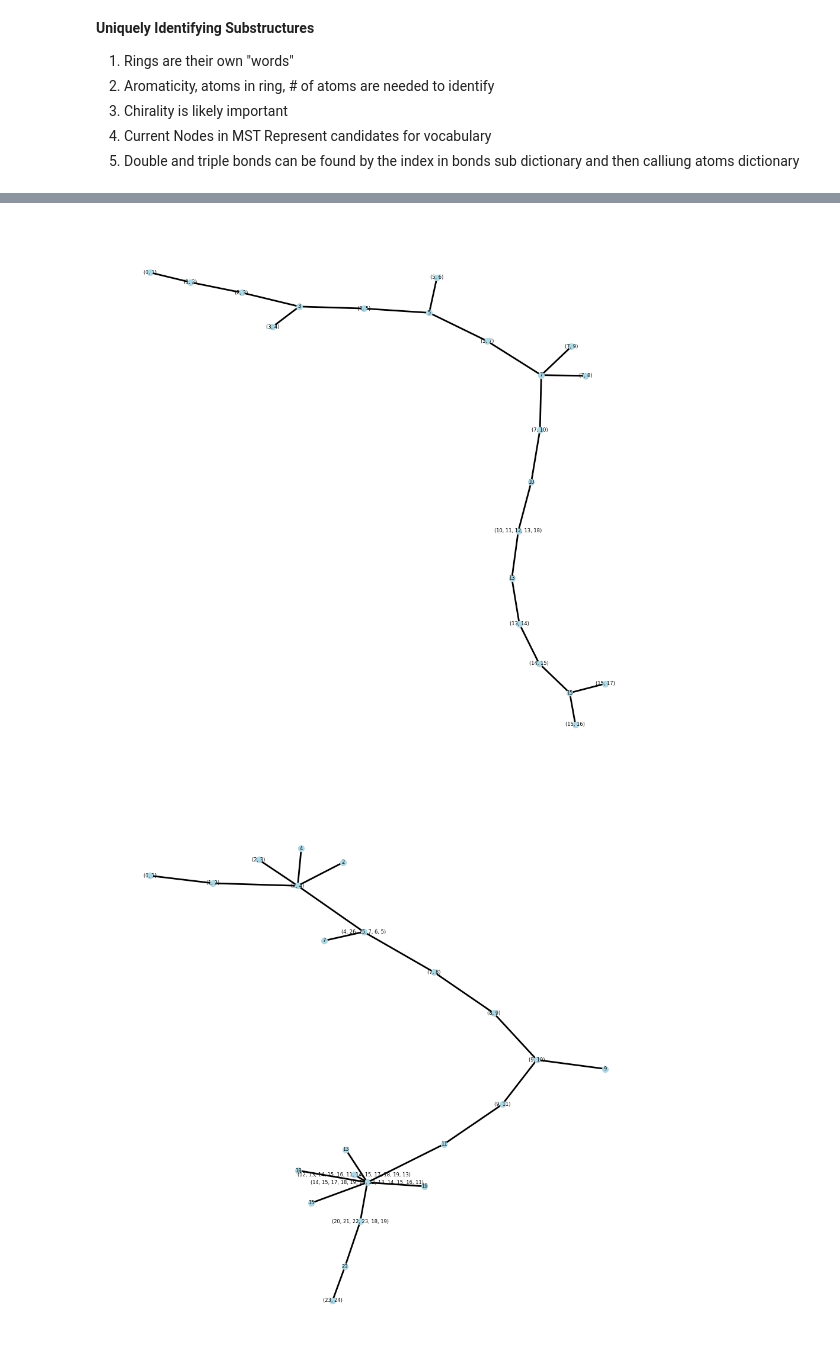
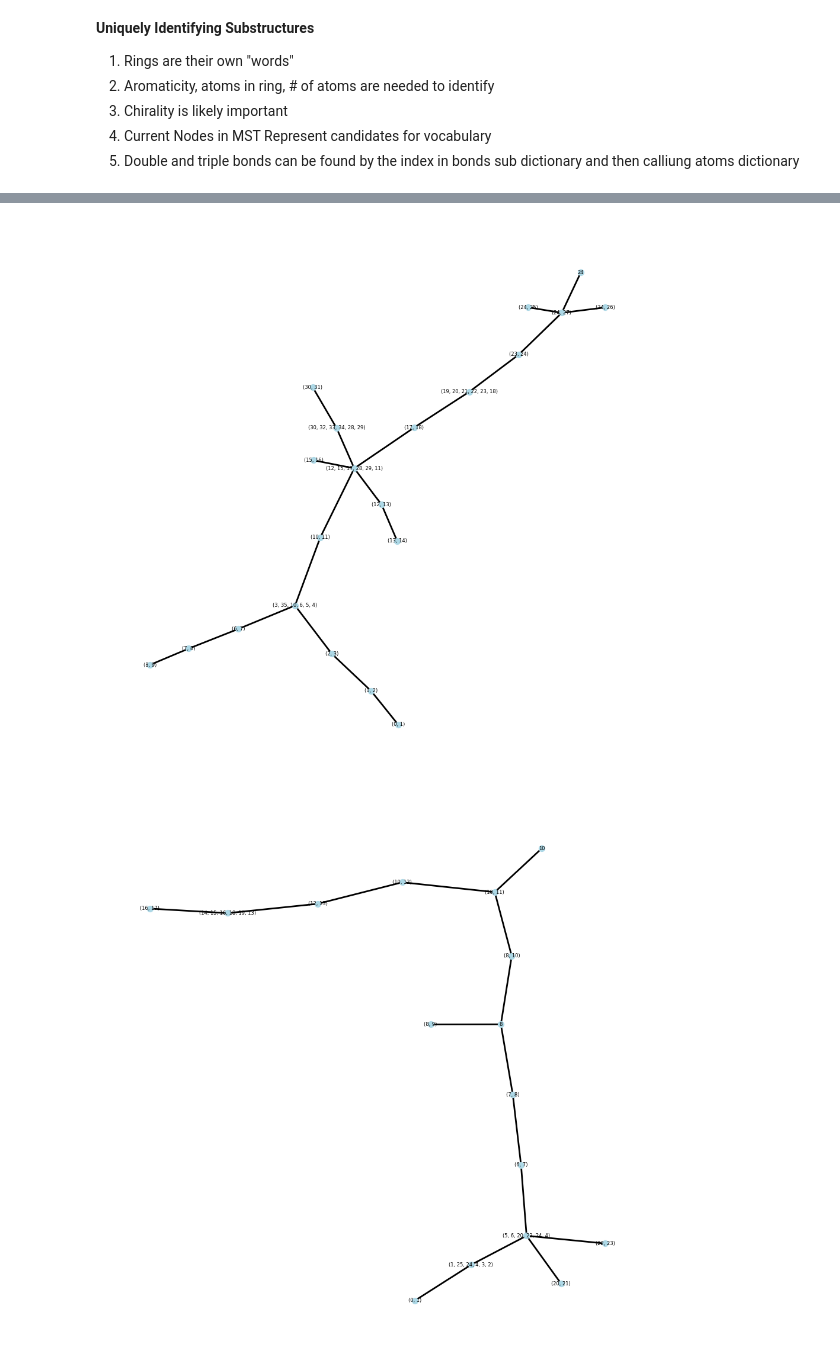
Before and after one commit to alexjimenez99/Junction-Tree-Chem, a Jupyter notebook: Junction Tree Variational Autoencoder.ipynb, the cells around one changed output, grey strips where cells are left out. Cells and saved outputs as stored; diff of their text form; code cells hidden in the pictures.

```diff
--- a/Junction Tree Variational Autoencoder.ipynb
+++ b/Junction Tree Variational Autoencoder.ipynb
@@ -90,9 +89,9 @@ zinc_data['smiles'] = adjusted_smiles
 # %%
 def metadata_smiles(bonds, mol, smile, atoms_dict):
   # Identify aromatic rings and bond types
+
   atoms             = mol.GetAtoms()
   bonds             = mol.GetBonds()
-
   aromatic_atoms    = [atom.GetIdx() for atom in atoms if atom.GetIsAromatic()]
   double_bonds      = [bond.GetIdx() for bond in bonds if bond.GetBondType() == Chem.rdchem.BondType.DOUBLE]
   triple_bonds      = [bond.GetIdx() for bond in bonds if bond.GetBondType() == Chem.rdchem.BondType.TRIPLE]
@@ -109,7 +108,16 @@ def metadata_smiles(bonds, mol, smile, atoms_dict):
     triple_bond_atoms = tuple(sorted((bond_object.GetBeginAtomIdx(), bond_object.GetEndAtomIdx())))
     triple_list.append(triple_bond_atoms)
 
+  # Remove triple and double bonds from list
+  # bonds             = [bond for bond in bonds if bond.GetBondType() != Chem.rdchem.BondType.DOUBLE
+  #                     and bond.GetBondType() != Chem.rdchem.BondType.TRIPLE]
 
+  tertiary_atoms    = [atom.GetIdx() for atom in atoms if atom.GetDegree() == 3
+                       and atom.GetChiralTag() == Chem.rdchem.ChiralType.CHI_UNSPECIFIED
+                       and not atom.IsInRing()]
+  quaternary_atoms  = [atom.GetIdx() for atom in atoms if atom.GetDegree() == 4
+                       and atom.GetChiralTag() == Chem.rdchem.ChiralType.CHI_UNSPECIFIED
+                       and not atom.IsInRing()]
   bonded_atoms      = [(bond.GetBeginAtomIdx(), bond.GetEndAtomIdx()) for bond in bonds]
   # Identify functional groups (as an example, using alcohols)
   # alcohol_groups = mol.GetSubstructMatches(Chem.MolFromSmarts('CO'))
@@ -125,6 +133,8 @@ def metadata_smiles(bonds, mol, smile, atoms_dict):
       "Double_Bonds":   double_list,
       "Triple_Bonds":   triple_list,
       "Chiral_Centers": chiral_centers,
+      'Tertiary': tertiary_atoms,
+      'Quaternary': quaternary_atoms
   }
 
 
@@ -528,33 +603,33 @@ Edges: [((0, 1), 1, {'weight': 1}), ((0, 1), (1, 2), {'weight': 1}), ((0, 1), (1
 # %%
 def plot_junction_tree(junction_tree, random_var = False, n_trees = 10, start_index = 0):
   # Draw the graph
   def plot(tree):
       plt.figure(figsize=(12, 12))  # Set the size of the plot
       pos = nx.spring_layout(tree)  # Positions for all nodes
 
       # Nodes
       nx.draw_networkx_nodes(tree, pos, node_size=50, node_color="lightblue")
 
       # Edges
       nx.draw_networkx_edges(tree, pos, width=2)
 
       # Labels
       nx.draw_networkx_labels(tree, pos, font_size=6, font_family="sans-serif")
 
       # Show the plot
       plt.axis("off")  # Turn off the axis
       plt.show()
 
   if not random_var:
      for tree in junction_tree[start_index:start_index + n_trees]:
       plot(tree)
 
   elif isinstance(junction_tree, list) and random_var:
     trees   = [random.randint(0, len(junction_tree)) for _ in range(n_trees)]
     for tree in junction_tree[:n_trees]:
       plot(tree)
 
-plot_junction_tree(junction_tree, random_var = False, start_index = 3339)
+plot_junction_tree(junction_tree, random_var = False, start_index = 10, n_trees = 2)
 # %% [output]
-[figure, old version]
+[figure, new version]
-[figure, old version]
+[figure, new version]
```
Also changed, not shown: parts of 23 cells of this notebook.
